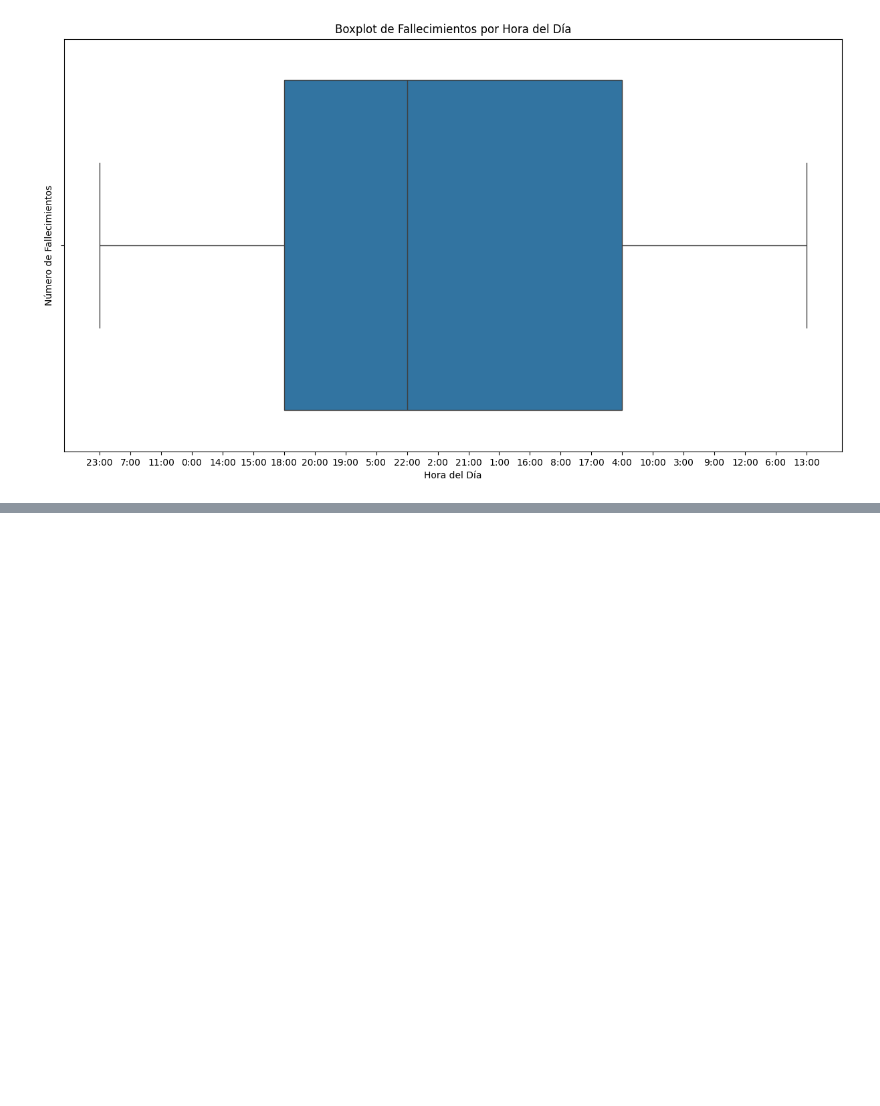
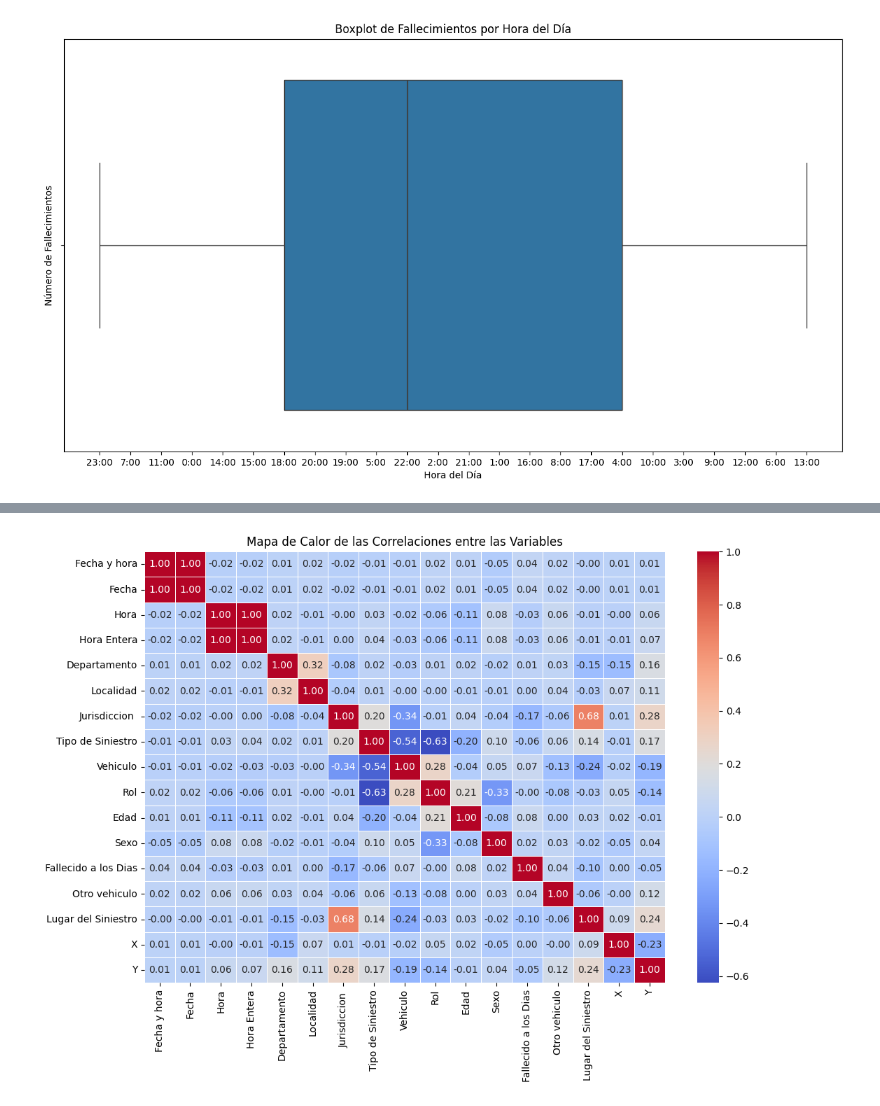
Before and after one commit to ChristianDzk/datascience, a Jupyter notebook: Primer Entrega.ipynb, the cells around one changed output, grey strips where cells are left out. Drawn from its saved outputs; the diff is of its cells as text; code cells hidden in the pictures; blank space fills up the shorter version.

```diff
--- a/Primer Entrega.ipynb
+++ b/Primer Entrega.ipynb
@@ -212,0 +368,19 @@ plt.show()
+# %%
+# Convertir variables categóricas en numéricas si es necesario
+# Ya que probablemente ya codificaste las variables, puedes saltar este paso si ya están en formato numérico
+encoder = LabelEncoder()
+for col in df.select_dtypes(include=['object']).columns:
+    df[col] = encoder.fit_transform(df[col])
+
+# Calcular la matriz de correlación
+correlation_matrix = df.corr()
+
+# Crear el mapa de calor utilizando seaborn
+plt.figure(figsize=(12, 8))
+sns.heatmap(correlation_matrix, annot=True, cmap='coolwarm', fmt='.2f', linewidths=0.5)
+
+# Mostrar el título del mapa de calor
+plt.title('Mapa de Calor de las Correlaciones entre las Variables')
+plt.show()
+# %% [output]
+[figure, added]
```
Also changed, not shown: parts of 12 cells of this notebook, 1 other file.
